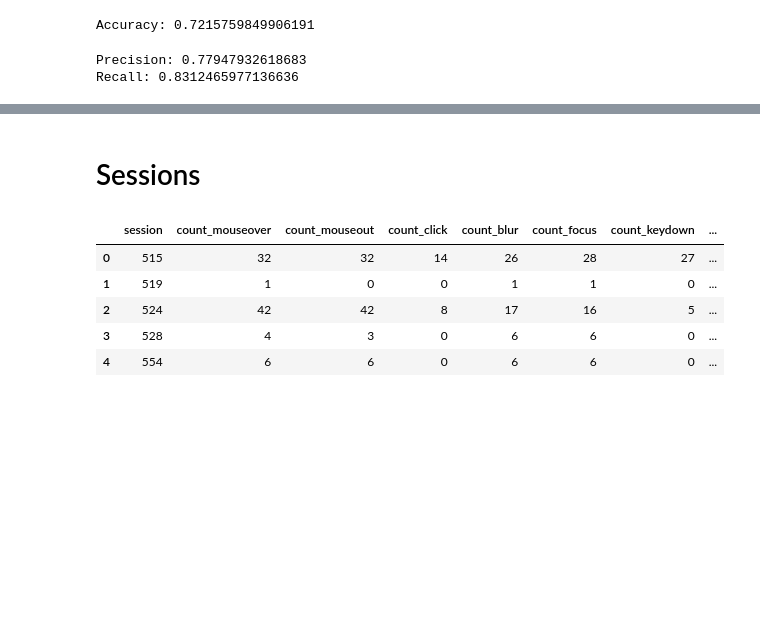
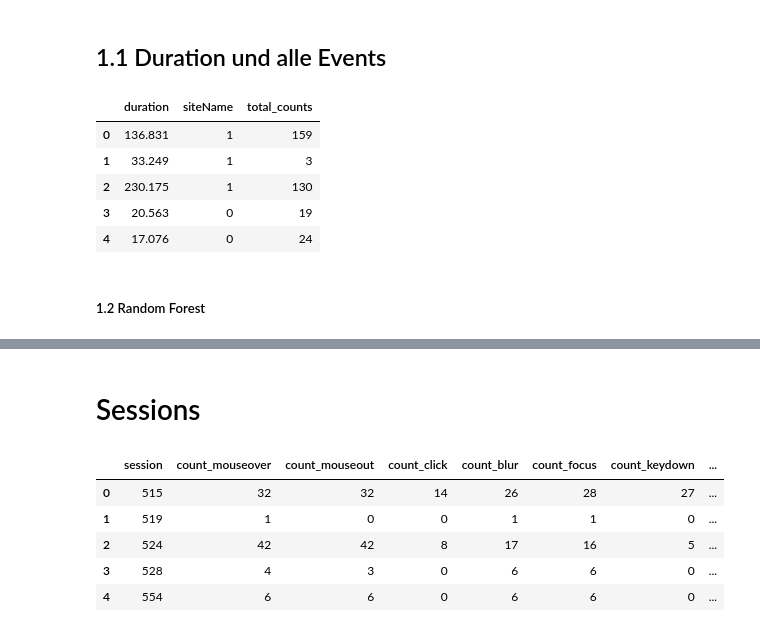
Before and after one commit to IngaGlotzbach/Master-AI, a Jupyter notebook: Model/modelTraining.ipynb, the cells around one changed output, grey strips where cells are left out. Drawn from its saved outputs; the diff is of its cells as text; code cells hidden in the pictures; blank space fills up the shorter version.

```diff
--- a/Model/modelTraining.ipynb
+++ b/Model/modelTraining.ipynb
@@ -230,17 +19,17 @@ print(f'Train:   {accuracy_score(Y_Train, y_train_pred)*100:6.2f}%')
-# %%
-#Import scikit-learn metrics module for accuracy calculation
-from sklearn import metrics
-
-# Model Accuracy: how often is the classifier correct?
-print("Accuracy:",metrics.accuracy_score(Y_Test, y_pred))
-# %% [output]
-Accuracy: 0.7215759849906191
-# %%
-# Model Precision: what percentage of positive tuples are labeled as such?
-print("Precision:",metrics.precision_score(Y_Test, y_pred))
-
-# Model Recall: what percentage of positive tuples are labelled as such?
-print("Recall:",metrics.recall_score(Y_Test, y_pred))
-# %% [output]
-Precision: 0.77947932618683
-Recall: 0.8312465977136636
+# %% [markdown]
+## 1.1 Duration und alle Events
+# %%
+df_count = pd.read_pickle('SortedBySessions.pkl')
+# %%
+columns_of_interest = ["count_mouseover", "count_mouseout", "count_click", "count_blur", "count_focus", "count_keydown"]
+df_count["total_counts"] = df_count[columns_of_interest].sum(axis=1)
+df_count=df_count.drop(["count_mouseover", "count_mouseout", "count_click", "count_blur", "count_focus", "count_keydown", 'height', 'width', 'session'], axis=1)
+
+df_count.head()
+# %% [output]
+|  | duration | siteName | total_counts |
+| 0 | 136.831 | 1 | 159 |
+| 1 | 33.249 | 1 | 3 |
+| 2 | 230.175 | 1 | 130 |
+| 3 | 20.563 | 0 | 19 |
+| 4 | 17.076 | 0 | 24 |
@@ -246,0 +44,2 @@ Recall: 0.8312465977136636
+# %% [markdown]
+##### 1.2 Random Forest
```
Also changed, not shown: parts of 59 cells of this notebook, 23 other files.
